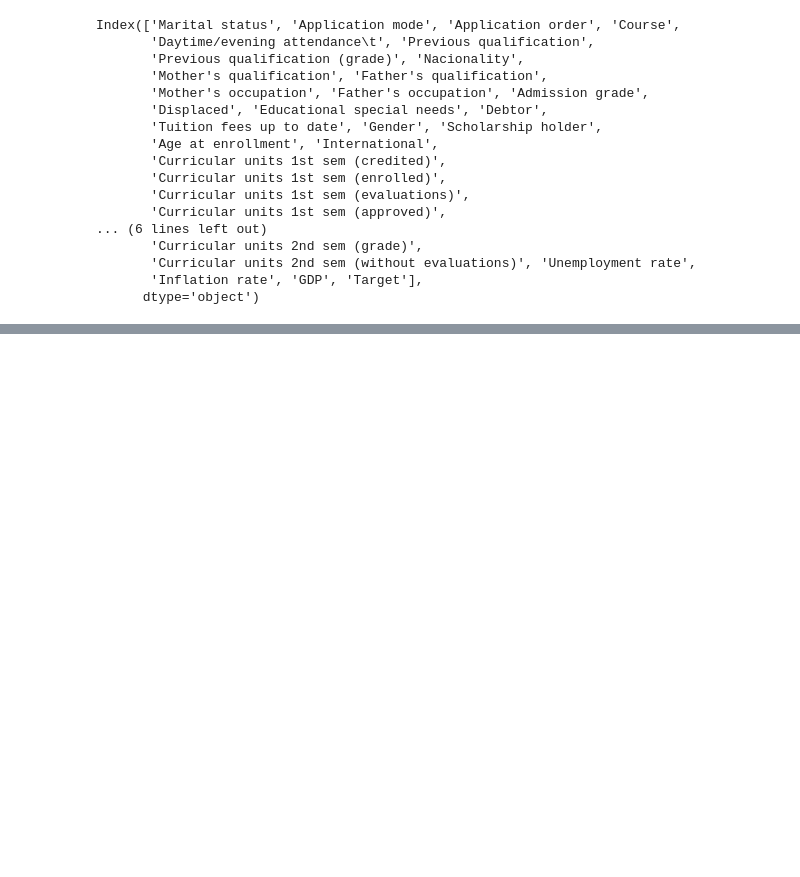
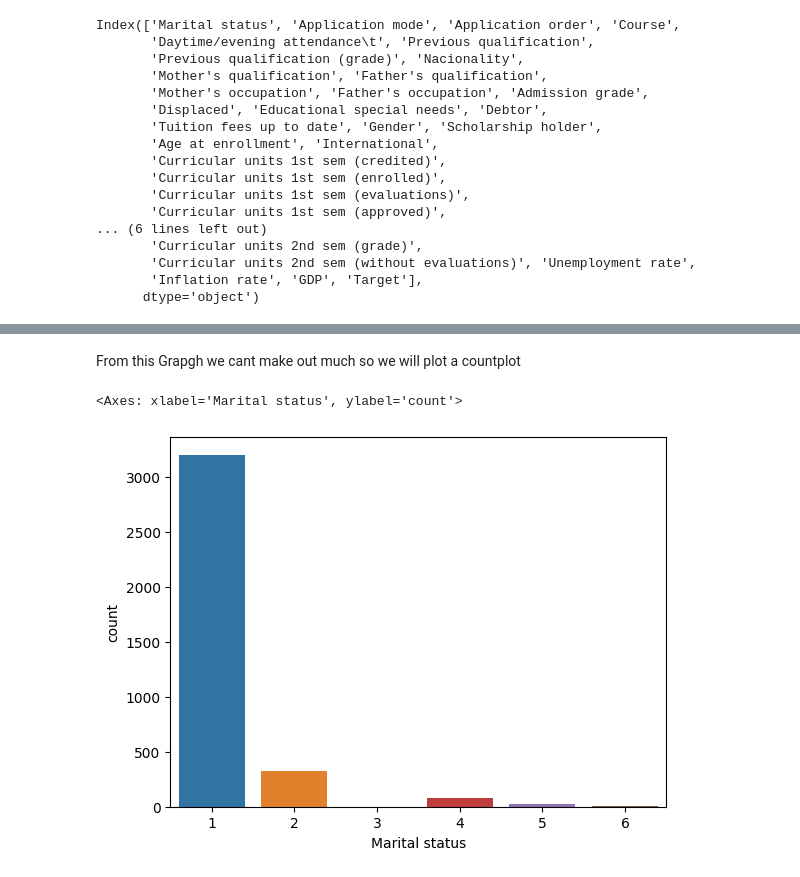
Before and after one commit to Ran-Dhir-Singh/Student_dropout, a Jupyter notebook: notebooks/EDA.ipynb, the cells around one changed output, grey strips where cells are left out. Saved outputs shown, nothing was run; the diff lists cells and outputs as text; code cells hidden in the pictures; blank space fills up the shorter version.

```diff
--- a/notebooks/EDA.ipynb
+++ b/notebooks/EDA.ipynb
@@ -92,0 +125,7 @@ plt.show()
+# %% [markdown]
+From this Grapgh we cant make out much so we will plot a countplot
+# %%
+sns.countplot(x='Marital status', data=df)
+# %% [output]
+<Axes: xlabel='Marital status', ylabel='count'>
+[figure, added]
```
Also changed, not shown: parts of 16 cells of this notebook.
